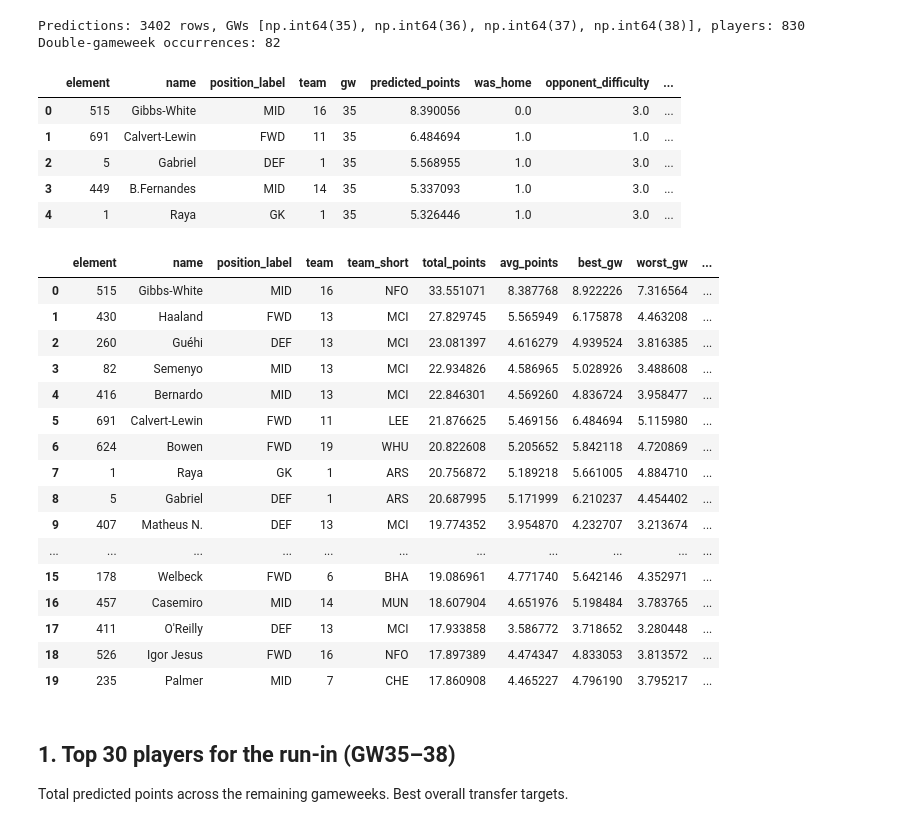
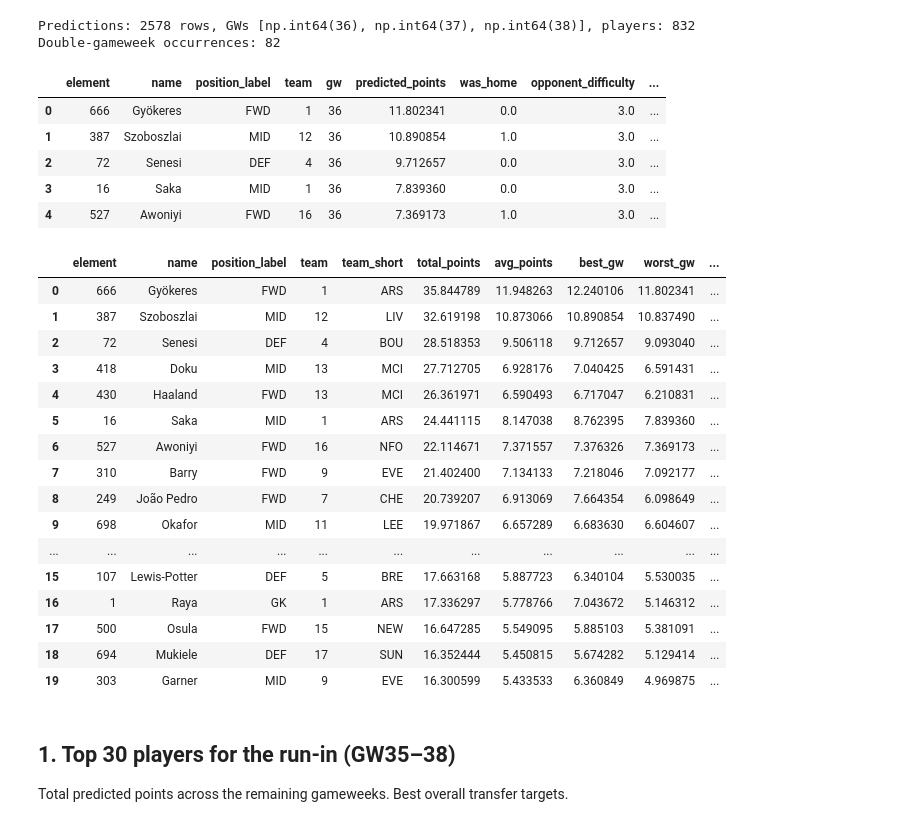
Before and after one commit to ChuckySRB/FPL-ML, a Jupyter notebook: notebooks/05_app.ipynb, the cells around one changed output. Saved outputs shown, nothing was run; the diff lists cells and outputs as text; code cells hidden in the pictures.

```diff
--- a/notebooks/05_app.ipynb
+++ b/notebooks/05_app.ipynb
@@ -21,31 +21,31 @@ plt.rcParams['axes.grid'] = False
 
 POS_COLORS = {'GK': '#f4a261', 'DEF': '#2a9d8f', 'MID': '#e9c46a', 'FWD': '#e76f51'}
 # %%
-preds = pd.read_csv(project_root / 'outputs' / 'predictions' / 'predictions_gw35_to_gw38.csv')
+preds = pd.read_csv(project_root / 'outputs' / 'predictions' / 'predictions_gw36_to_gw38.csv')
 
 # Predictions use 2025-26 team IDs (current season run-in)
 teams_df = pd.read_csv(project_root / 'data' / 'raw' / '2025-26' / 'teams.csv')
 team_map = dict(zip(teams_df['id'], teams_df['short_name']))
 preds['team_short'] = preds['team'].map(team_map).fillna(preds['team'].astype(str))
 
 # A player can have 2 fixtures in one GW (double gameweek) -> 2 rows per (element, gw).
 # Flag those because they materially boost transfer value.
 fix_per_gw = preds.groupby(['element', 'gw']).size().rename('fix_in_gw').reset_index()
 preds = preds.merge(fix_per_gw, on=['element', 'gw'])
 
 n_dgw = (fix_per_gw['fix_in_gw'] > 1).sum()
 print(f"Predictions: {len(preds)} rows, GWs {sorted(preds['gw'].unique())}, players: {preds['element'].nunique()}")
 print(f"Double-gameweek occurrences: {n_dgw}")
 preds.head()
 # %% [output]
-Predictions: 3402 rows, GWs [np.int64(35), np.int64(36), np.int64(37), np.int64(38)], players: 830
+Predictions: 2578 rows, GWs [np.int64(36), np.int64(37), np.int64(38)], players: 832
 Double-gameweek occurrences: 82
 |  | element | name | position_label | team | gw | predicted_points | was_home | opponent_difficulty | ... |
-| 0 | 515 | Gibbs-White | MID | 16 | 35 | 8.390056 | 0.0 | 3.0 | ... |
-| 1 | 691 | Calvert-Lewin | FWD | 11 | 35 | 6.484694 | 1.0 | 1.0 | ... |
-| 2 | 5 | Gabriel | DEF | 1 | 35 | 5.568955 | 1.0 | 3.0 | ... |
-| 3 | 449 | B.Fernandes | MID | 14 | 35 | 5.337093 | 1.0 | 3.0 | ... |
-| 4 | 1 | Raya | GK | 1 | 35 | 5.326446 | 1.0 | 3.0 | ... |
+| 0 | 666 | Gyökeres | FWD | 1 | 36 | 11.802341 | 0.0 | 3.0 | ... |
+| 1 | 387 | Szoboszlai | MID | 12 | 36 | 10.890854 | 1.0 | 3.0 | ... |
+| 2 | 72 | Senesi | DEF | 4 | 36 | 9.712657 | 0.0 | 3.0 | ... |
+| 3 | 16 | Saka | MID | 1 | 36 | 7.839360 | 0.0 | 3.0 | ... |
+| 4 | 527 | Awoniyi | FWD | 16 | 36 | 7.369173 | 1.0 | 3.0 | ... |
 # %%
 # Per-player aggregation across the GW35-38 window
 player_tot = (
@@ -62,22 +62,22 @@ player_tot['label'] = player_tot['name'] + ' (' + player_tot['team_short'] + ')'
 player_tot.head(20)
 # %% [output]
 |  | element | name | position_label | team | team_short | total_points | avg_points | best_gw | worst_gw | ... |
-| 0 | 515 | Gibbs-White | MID | 16 | NFO | 33.551071 | 8.387768 | 8.922226 | 7.316564 | ... |
-| 1 | 430 | Haaland | FWD | 13 | MCI | 27.829745 | 5.565949 | 6.175878 | 4.463208 | ... |
-| 2 | 260 | Guéhi | DEF | 13 | MCI | 23.081397 | 4.616279 | 4.939524 | 3.816385 | ... |
-| 3 | 82 | Semenyo | MID | 13 | MCI | 22.934826 | 4.586965 | 5.028926 | 3.488608 | ... |
-| 4 | 416 | Bernardo | MID | 13 | MCI | 22.846301 | 4.569260 | 4.836724 | 3.958477 | ... |
-| 5 | 691 | Calvert-Lewin | FWD | 11 | LEE | 21.876625 | 5.469156 | 6.484694 | 5.115980 | ... |
-| 6 | 624 | Bowen | FWD | 19 | WHU | 20.822608 | 5.205652 | 5.842118 | 4.720869 | ... |
-| 7 | 1 | Raya | GK | 1 | ARS | 20.756872 | 5.189218 | 5.661005 | 4.884710 | ... |
-| 8 | 5 | Gabriel | DEF | 1 | ARS | 20.687995 | 5.171999 | 6.210237 | 4.454402 | ... |
-| 9 | 407 | Matheus N. | DEF | 13 | MCI | 19.774352 | 3.954870 | 4.232707 | 3.213674 | ... |
+| 0 | 666 | Gyökeres | FWD | 1 | ARS | 35.844789 | 11.948263 | 12.240106 | 11.802341 | ... |
+| 1 | 387 | Szoboszlai | MID | 12 | LIV | 32.619198 | 10.873066 | 10.890854 | 10.837490 | ... |
+| 2 | 72 | Senesi | DEF | 4 | BOU | 28.518353 | 9.506118 | 9.712657 | 9.093040 | ... |
+| 3 | 418 | Doku | MID | 13 | MCI | 27.712705 | 6.928176 | 7.040425 | 6.591431 | ... |
+| 4 | 430 | Haaland | FWD | 13 | MCI | 26.361971 | 6.590493 | 6.717047 | 6.210831 | ... |
+| 5 | 16 | Saka | MID | 1 | ARS | 24.441115 | 8.147038 | 8.762395 | 7.839360 | ... |
+| 6 | 527 | Awoniyi | FWD | 16 | NFO | 22.114671 | 7.371557 | 7.376326 | 7.369173 | ... |
+| 7 | 310 | Barry | FWD | 9 | EVE | 21.402400 | 7.134133 | 7.218046 | 7.092177 | ... |
+| 8 | 249 | João Pedro | FWD | 7 | CHE | 20.739207 | 6.913069 | 7.664354 | 6.098649 | ... |
+| 9 | 698 | Okafor | MID | 11 | LEE | 19.971867 | 6.657289 | 6.683630 | 6.604607 | ... |
 | ... | ... | ... | ... | ... | ... | ... | ... | ... | ... | ... |
-| 15 | 178 | Welbeck | FWD | 6 | BHA | 19.086961 | 4.771740 | 5.642146 | 4.352971 | ... |
-| 16 | 457 | Casemiro | MID | 14 | MUN | 18.607904 | 4.651976 | 5.198484 | 3.783765 | ... |
-| 17 | 411 | O'Reilly | DEF | 13 | MCI | 17.933858 | 3.586772 | 3.718652 | 3.280448 | ... |
-| 18 | 526 | Igor Jesus | FWD | 16 | NFO | 17.897389 | 4.474347 | 4.833053 | 3.813572 | ... |
-| 19 | 235 | Palmer | MID | 7 | CHE | 17.860908 | 4.465227 | 4.796190 | 3.795217 | ... |
+| 15 | 107 | Lewis-Potter | DEF | 5 | BRE | 17.663168 | 5.887723 | 6.340104 | 5.530035 | ... |
+| 16 | 1 | Raya | GK | 1 | ARS | 17.336297 | 5.778766 | 7.043672 | 5.146312 | ... |
+| 17 | 500 | Osula | FWD | 15 | NEW | 16.647285 | 5.549095 | 5.885103 | 5.381091 | ... |
+| 18 | 694 | Mukiele | DEF | 17 | SUN | 16.352444 | 5.450815 | 5.674282 | 5.129414 | ... |
+| 19 | 303 | Garner | MID | 9 | EVE | 16.300599 | 5.433533 | 6.360849 | 4.969875 | ... |
 # %% [markdown]
 ## 1. Top 30 players for the run-in (GW35–38)
 Total predicted points across the remaining gameweeks. Best overall transfer targets.
```
Also changed, not shown: parts of 5 cells of this notebook, 1 other file.
